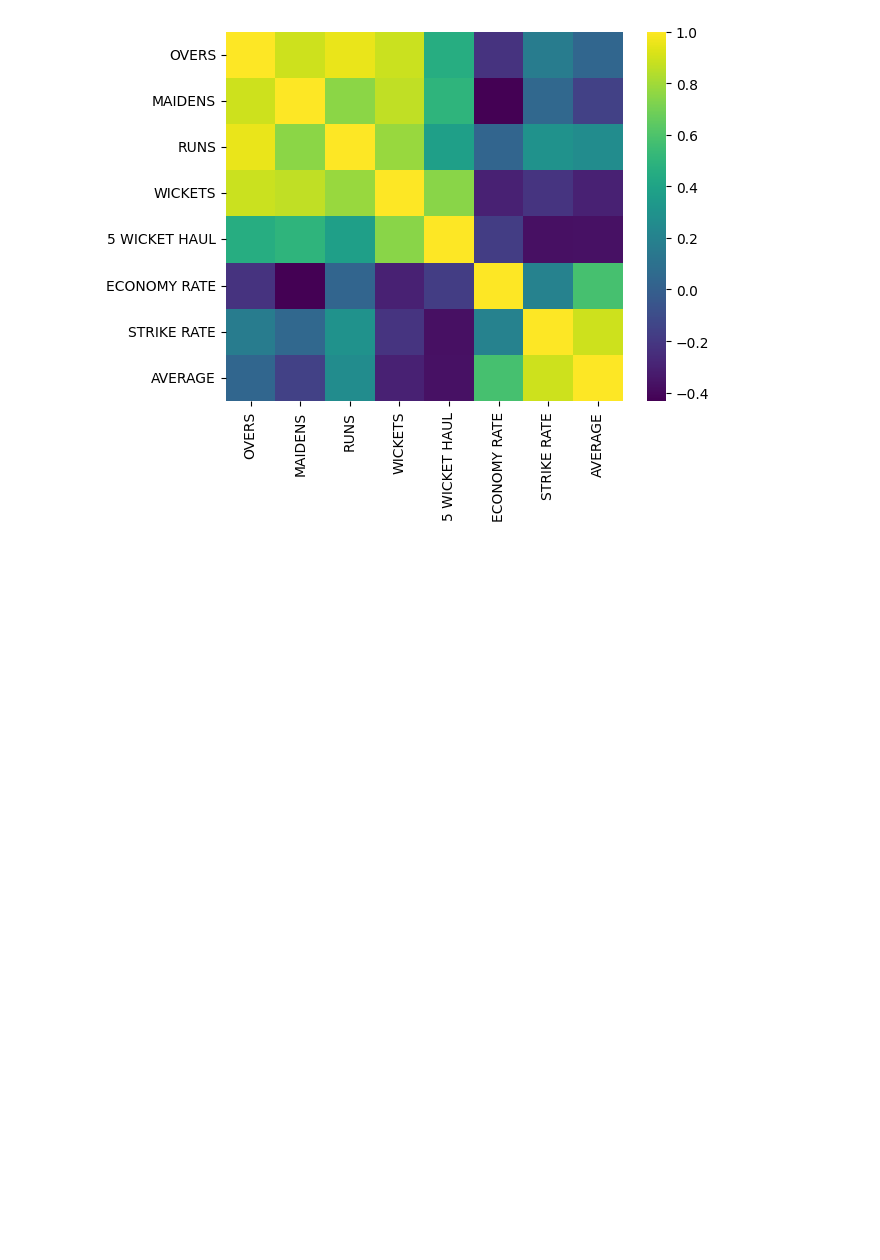
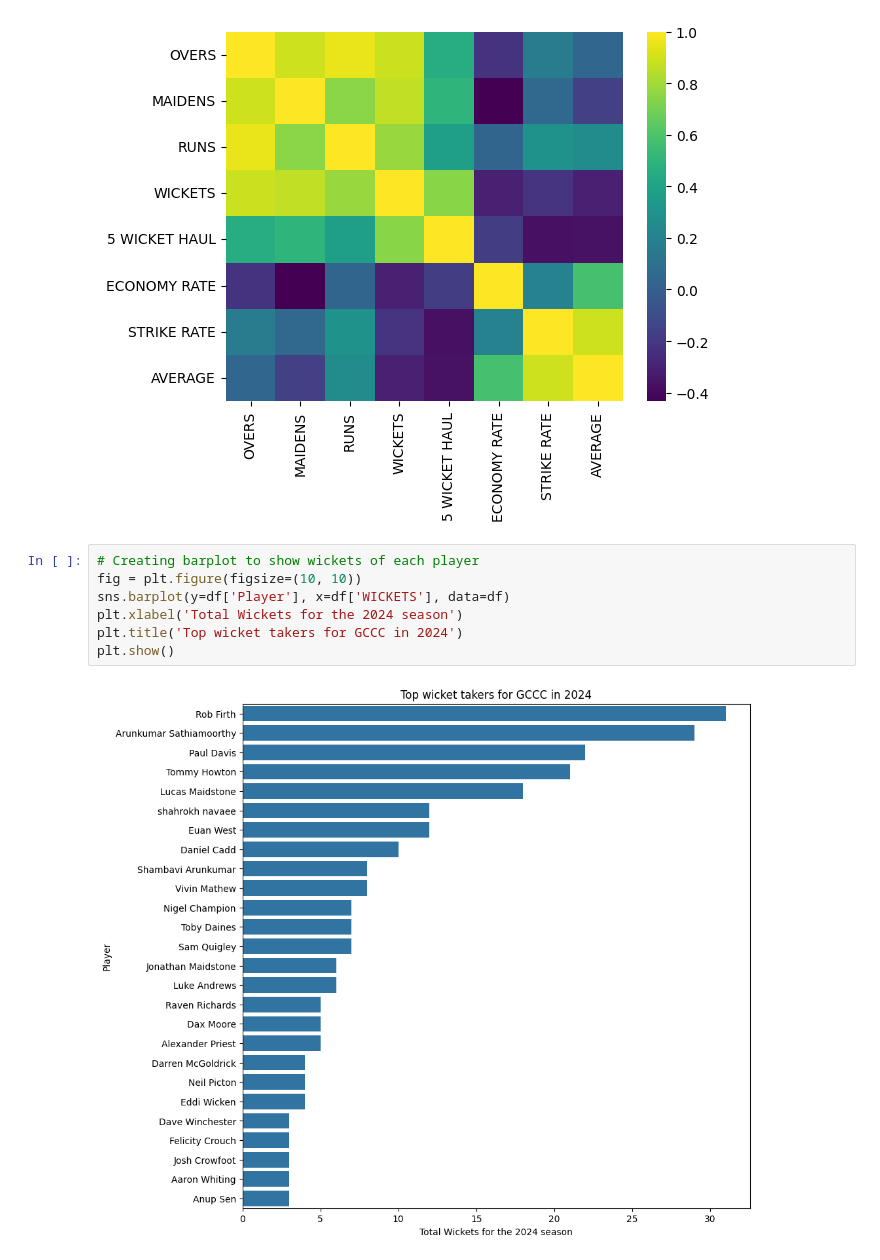
Before and after one commit to TobyDaines/GCCC-Player-Stats-Database, a Jupyter notebook: All Players Bowling.ipynb, the cells around one changed output. Cells and saved outputs as stored; diff of their text form; blank space fills up the shorter version.

Commit message:
Graph of wicket takers

```diff
--- a/All Players Bowling.ipynb
+++ b/All Players Bowling.ipynb
@@ -84,3 +84,12 @@ sns.heatmap(correlation, cmap="viridis")
 # %% [output]
 <Axes: >
 [figure]
+# %%
+# Creating barplot to show wickets of each player
+fig = plt.figure(figsize=(10, 10))
+sns.barplot(y=df['Player'], x=df['WICKETS'], data=df)
+plt.xlabel('Total Wickets for the 2024 season')
+plt.title('Top wicket takers for GCCC in 2024')
+plt.show()
+# %% [output]
+[figure, added]
```
